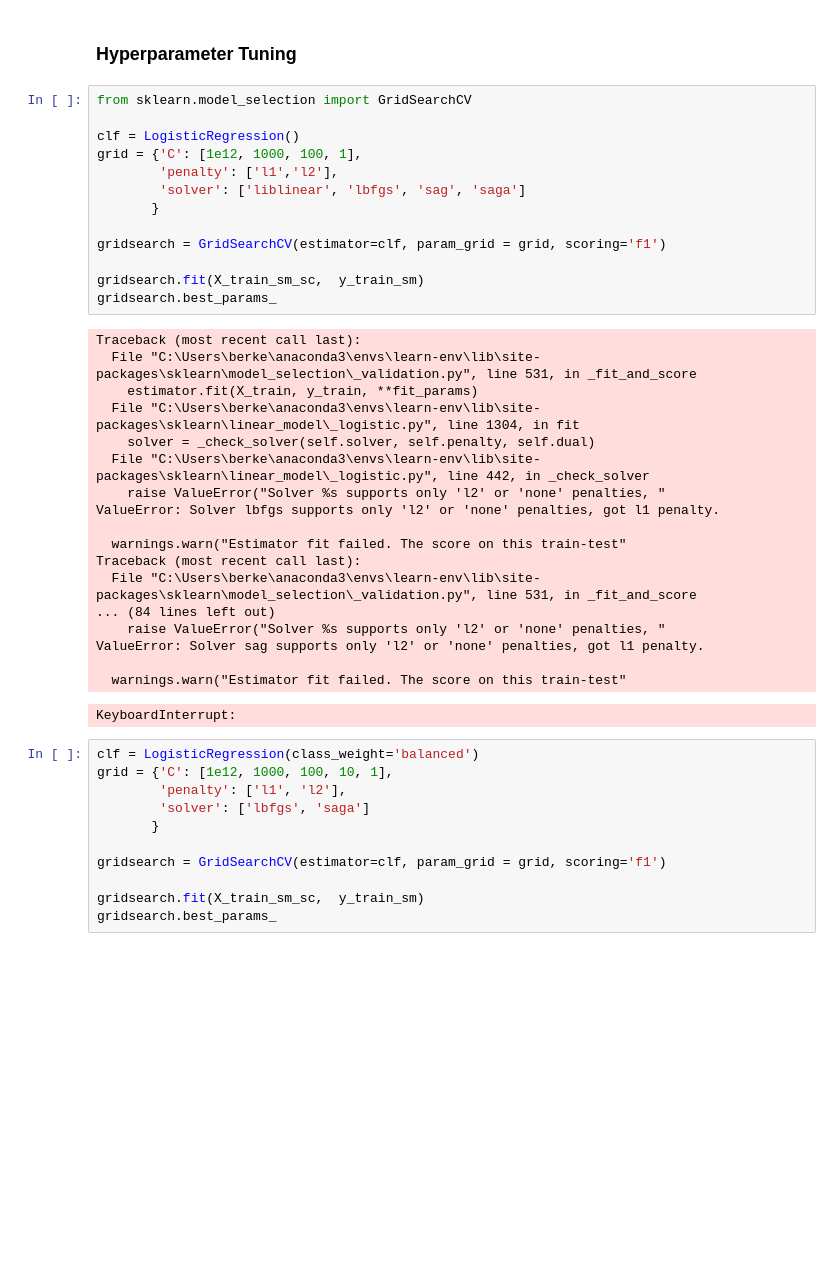
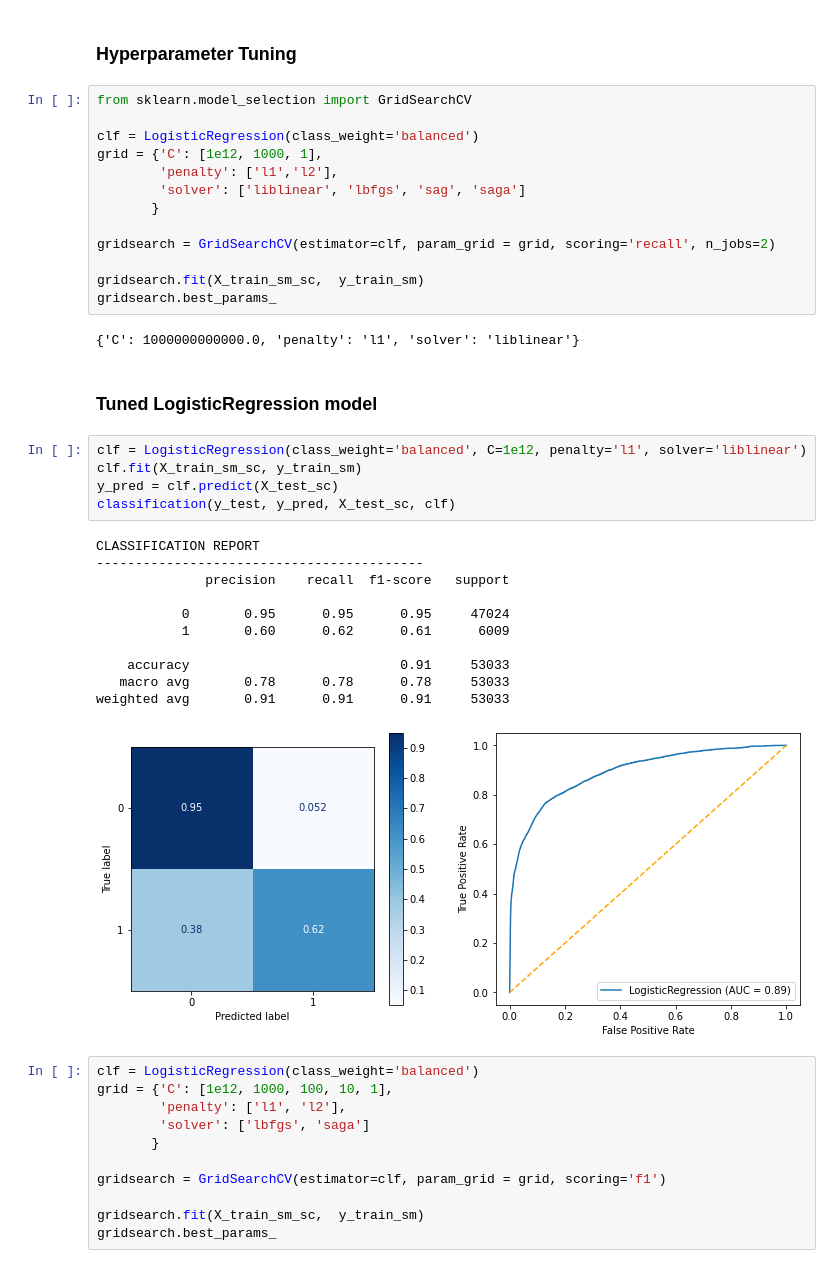
Before and after one commit to ebtezcan/Spotify-Song-Popularity-Prediction, a Jupyter notebook: index_OSEMN_plus_mvp.ipynb, the cells around one changed output. Cells and saved outputs as stored; diff of their text form; blank space fills up the shorter version.

```diff
--- a/index_OSEMN_plus_mvp.ipynb
+++ b/index_OSEMN_plus_mvp.ipynb
@@ -990,35 +990,37 @@ As we guessed our model is overfitting to the training data and performs very we
 # %%
 from sklearn.model_selection import GridSearchCV
 
-clf = LogisticRegression()
-grid = {'C': [1e12, 1000, 100, 1],
+clf = LogisticRegression(class_weight='balanced')
+grid = {'C': [1e12, 1000, 1],
         'penalty': ['l1','l2'],
         'solver': ['liblinear', 'lbfgs', 'sag', 'saga']
        }
 
-gridsearch = GridSearchCV(estimator=clf, param_grid = grid, scoring='f1')
+gridsearch = GridSearchCV(estimator=clf, param_grid = grid, scoring='recall', n_jobs=2)
 
 gridsearch.fit(X_train_sm_sc,  y_train_sm)
 gridsearch.best_params_
 # %% [output]
-Traceback (most recent call last):
-  File "C:\Users\berke\anaconda3\envs\learn-env\lib\site-packages\sklearn\model_selection\_validation.py", line 531, in _fit_and_score
-    estimator.fit(X_train, y_train, **fit_params)
-  File "C:\Users\berke\anaconda3\envs\learn-env\lib\site-packages\sklearn\linear_model\_logistic.py", line 1304, in fit
-    solver = _check_solver(self.solver, self.penalty, self.dual)
-  File "C:\Users\berke\anaconda3\envs\learn-env\lib\site-packages\sklearn\linear_model\_logistic.py", line 442, in _check_solver
-    raise ValueError("Solver %s supports only 'l2' or 'none' penalties, "
-ValueError: Solver lbfgs supports only 'l2' or 'none' penalties, got l1 penalty.
-
-  warnings.warn("Estimator fit failed. The score on this train-test"
-Traceback (most recent call last):
-  File "C:\Users\berke\anaconda3\envs\learn-env\lib\site-packages\sklearn\model_selection\_validation.py", line 531, in _fit_and_score
-... (84 lines left out)
-    raise ValueError("Solver %s supports only 'l2' or 'none' penalties, "
-ValueError: Solver sag supports only 'l2' or 'none' penalties, got l1 penalty.
-
-  warnings.warn("Estimator fit failed. The score on this train-test"
+{'C': 1000000000000.0, 'penalty': 'l1', 'solver': 'liblinear'}
-KeyboardInterrupt:
+# %% [markdown]
+### Tuned LogisticRegression model
+# %%
+clf = LogisticRegression(class_weight='balanced', C=1e12, penalty='l1', solver='liblinear')
+clf.fit(X_train_sm_sc, y_train_sm)
+y_pred = clf.predict(X_test_sc)
+classification(y_test, y_pred, X_test_sc, clf)
+# %% [output]
+CLASSIFICATION REPORT
+------------------------------------------
+              precision    recall  f1-score   support
+
+           0       0.95      0.95      0.95     47024
+           1       0.60      0.62      0.61      6009
+
+    accuracy                           0.91     53033
+   macro avg       0.78      0.78      0.78     53033
+weighted avg       0.91      0.91      0.91     53033
+[figure, added]
 # %%
 clf = LogisticRegression(class_weight='balanced')
 grid = {'C': [1e12, 1000, 100, 10, 1],
```
Also changed, not shown: parts of 12 cells of this notebook.
